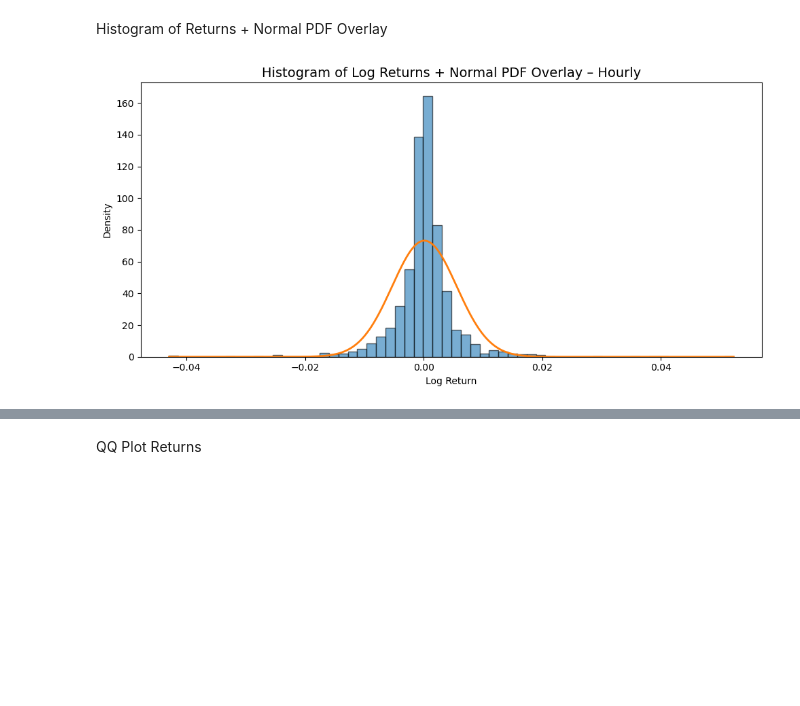
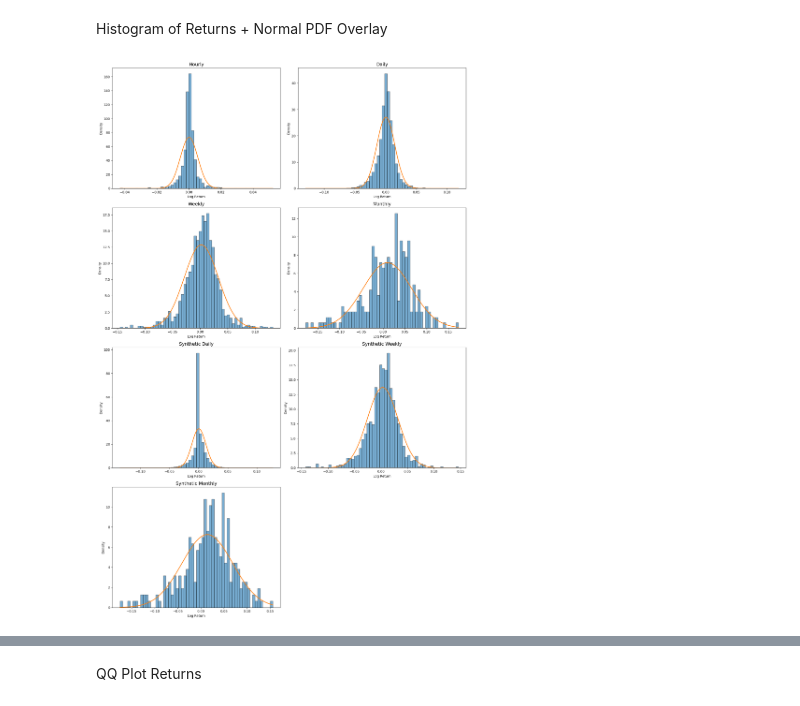
Before and after one commit to EliaLand/Martingale_FVM_AssetPricing, a Jupyter notebook: Part 1/Part 1 - Plots and graphs .ipynb, the cells around one changed output, grey strips where cells are left out. Drawn from its saved outputs; the diff is of its cells as text; code cells hidden in the pictures; blank space fills up the shorter version.

```diff
--- a/Part 1/Part 1 - Plots and graphs .ipynb
+++ b/Part 1/Part 1 - Plots and graphs .ipynb
@@ -549,53 +579,56 @@ plot_log_returns(synthetic_monthly_log_returns, " Synthetic Monthly")
 # %% [markdown]
 Histogram of Returns + Normal PDF Overlay
 # %%
-# Histogram of Returns + Normal PDF Overlay
-def plot_return_histogram(obj, title, col=None, bins=60):
-    """
-    obj : Series or DataFrame of returns
-    col : column name if obj is a DataFrame with multiple columns
-    """
-    # --- Extract the series ---
-    if isinstance(obj, pd.Series):
-        r = obj.dropna()
-    elif isinstance(obj, pd.DataFrame):
-        if col is None:
-            if obj.shape[1] != 1:
-                raise ValueError("DataFrame has multiple columns. Provide col='colname'.")
-            r = obj.iloc[:, 0].dropna()
+def plot_histograms_grid():
+    import matplotlib.pyplot as plt
+    import numpy as np
+    from scipy.stats import norm
+    import pandas as pd
+
+    datasets = [
+        (nasdaq_hourly_log_returns,  "Hourly"),
+        (nasdaq_daily_log_returns,   "Daily"),
+        (nasdaq_weekly_log_returns,  "Weekly"),
+        (nasdaq_monthly_log_returns, "Monthly"),
+        (synthetic_daily_log_returns, "Synthetic Daily"),
+        (synthetic_weekly_log_returns, "Synthetic Weekly"),
+        (synthetic_monthly_log_returns, "Synthetic Monthly")
+    ]
+
+    # 2 columns, 4 rows → last slot unused
+    fig, axes = plt.subplots(4, 2, figsize=(16, 24))
+    axes = axes.flatten()
+
+    for i, (obj, title) in enumerate(datasets):
+
+        ax = axes[i]
+
+        # Extract series
+        if isinstance(obj, pd.DataFrame):
+            r = obj[obj.columns[0]].dropna()
         else:
-            r = obj[col].dropna()
-    else:
-        raise TypeError("obj must be a pandas Series or DataFrame")
+            r = obj.dropna()
 
-    # --- Fit normal distribution ---
-    mu, sigma = r.mean(), r.std()
+        # Fit normal distribution
+        mu, sigma = r.mean(), r.std()
 
-    # --- Plot ---
-    plt.figure(figsize=(10, 5))
+        # Histogram
+        ax.hist(r, bins=60, density=True, alpha=0.6, edgecolor="black")
 
-    # Histogram (density)
-    plt.hist(r, bins=bins, density=True, alpha=0.6, edgecolor="black")
+        # Normal PDF overlay
+        x_vals = np.linspace(r.min(), r.max(), 500)
+        pdf_vals = norm.pdf(x_vals, mu, sigma)
+        ax.plot(x_vals, pdf_vals, linewidth=2)
 
-    # Normal PDF overlay
-    x_vals = np.linspace(r.min(), r.max(), 500)
-    pdf_vals = norm.pdf(x_vals, mu, sigma)
-    plt.plot(x_vals, pdf_vals, linewidth=2)
+        ax.set_title(f"{title}", fontsize=14)
+        ax.set_xlabel("Log Return")
+        ax.set_ylabel("Density")
 
-    # Title & labels
-    plt.title(f"Histogram of Log Returns + Normal PDF Overlay – {title}", fontsize=14)
-    plt.xlabel("Log Return")
-    plt.ylabel("Density")
+    # Hide the last unused subplot
+    axes[-1].axis("off")
 
     plt.tight_layout()
     plt.show()
-
-plot_return_histogram(nasdaq_hourly_log_returns,  "Hourly",  col="Log_Returns")
-plot_return_histogram(nasdaq_daily_log_returns,   "Daily",   col="Log_Returns")
-plot_return_histogram(nasdaq_weekly_log_returns,  "Weekly",  col="Log_Returns")
-plot_return_histogram(nasdaq_monthly_log_returns, "Monthly", col="Log_Returns")
-plot_return_histogram(synthetic_daily_log_returns, "Synthetic Daily", col = "Log_Returns")
-plot_return_histogram(synthetic_weekly_log_returns, "Synthetic Weekly", col= "Log_Returns")
-plot_return_histogram(synthetic_monthly_log_returns, "Synthetic Monthly", col = "Log_Returns")
+plot_histograms_grid()
 # %% [output]
-[figure, old version]
+[figure, new version]
```
Also changed, not shown: parts of 8 cells of this notebook, 18 other files.
